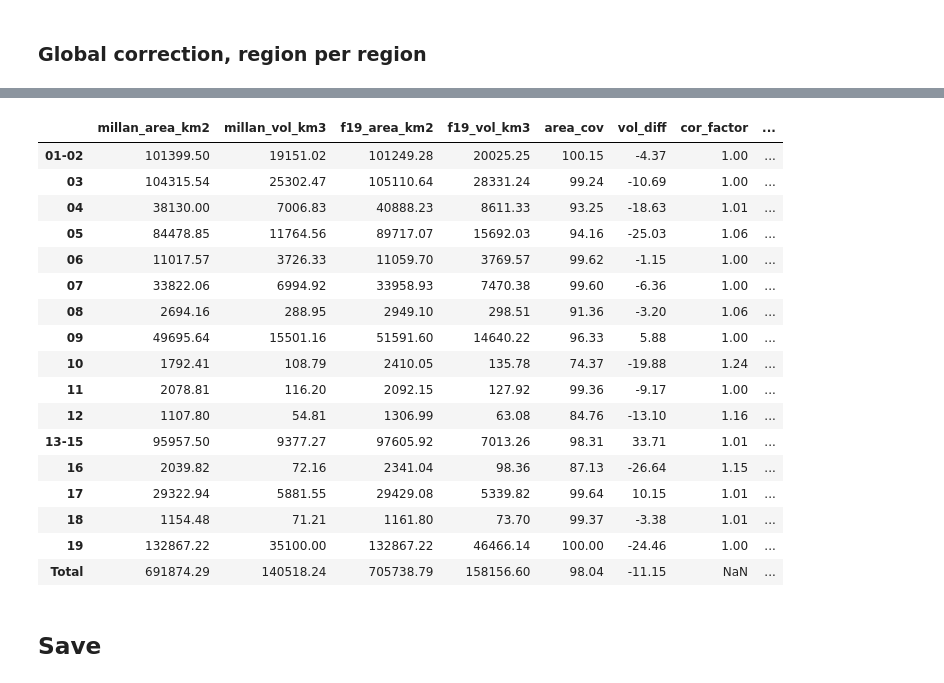
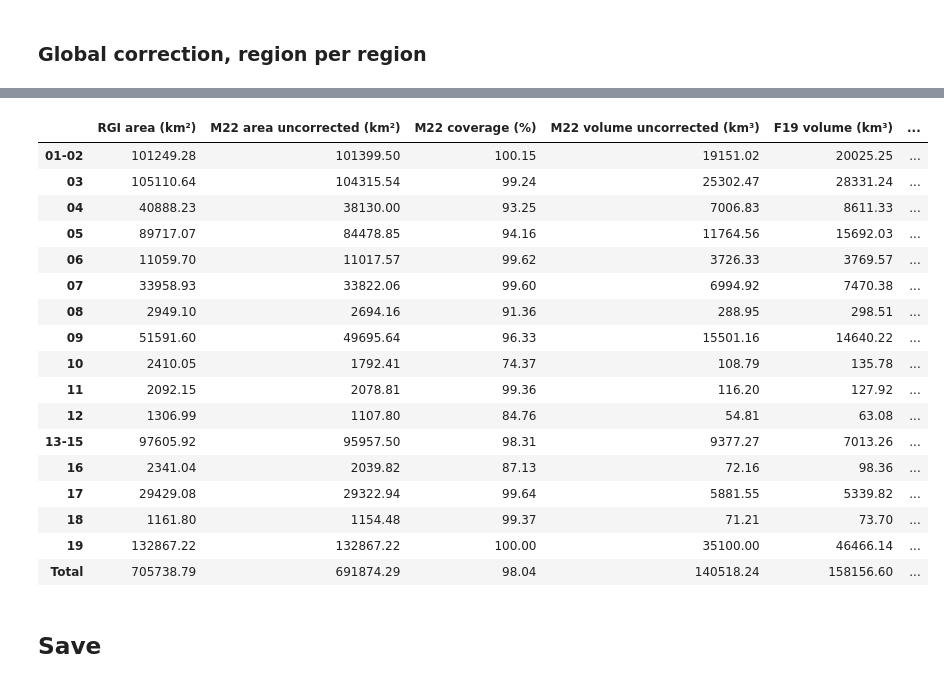
Before and after one commit to fmaussion/global_glacier_volume_paper, a Jupyter notebook: millan_regional_volume_scaling.ipynb, the cells around one changed output, grey strips where cells are left out. Cells and saved outputs as stored; diff of their text form; code cells hidden in the pictures.

Commit message:
Update correction

```diff
--- a/millan_regional_volume_scaling.ipynb
+++ b/millan_regional_volume_scaling.ipynb
@@ -604,6 +585,6 @@ Name: 19, dtype: float64
 # %%
 # Some low-key assumptions about RGI19
-odf.loc['19'] = {
+fodf.loc['19'] = {
     'millan_area_km2': f19_aa.Area,
     'millan_vol_km3': df_paper_aa.V*1e3,
     'f19_area_km2': f19_aa.Area,
@@ -614,5 +595,5 @@ odf.loc['19'] = {
     'millan_vol_km3_corrected': df_paper_aa.V*1e3,
     'vol_diff_corrected': (df_paper_aa.V*1e3 / f19_aa.f19_vol_km3 - 1) * 100,
 }
-odf
+fodf
 # %% [output]
@@ -636,28 +617,43 @@ odf
+# %%
+fodf.columns = ['M22 area uncorrected (km²)', 'M22 volume uncorrected (km³)', 'RGI area (km²)', 'F19 volume (km³)', 'M22 coverage (%)',
+                'M22-F19 volume difference uncorrected (%)', 'M22-F19 volume difference on subset (%)',
+                'Correction factor method 2', 'M22 volume corrected method 2 (km³)']
+# %%
+fodf['Correction factor method 1'] = fodf['RGI area (km²)'] / fodf['M22 area uncorrected (km²)']
+fodf['M22 volume corrected method 1 (km³)'] = fodf['Correction factor method 1'] * fodf['M22 volume uncorrected (km³)']
+# %%
+fodf = fodf[['RGI area (km²)', 'M22 area uncorrected (km²)', 'M22 coverage (%)',
+             'M22 volume uncorrected (km³)', 'F19 volume (km³)', 'M22-F19 volume difference uncorrected (%)',
+             'M22-F19 volume difference on subset (%)',
+             'Correction factor method 1', 'M22 volume corrected method 1 (km³)',
+             'Correction factor method 2', 'M22 volume corrected method 2 (km³)',
+            ]].copy()
 # %%
-odf.loc['Total'] = odf.sum()
-odf.loc['Total', 'area_cov'] = odf.loc['Total', 'millan_area_km2'] / odf.loc['Total', 'f19_area_km2'] * 100
-odf.loc['Total', 'vol_diff'] = (odf.loc['Total', 'millan_vol_km3'] / odf.loc['Total', 'f19_vol_km3'] - 1) * 100
-odf.loc['Total', 'cor_factor'] = None
-odf.loc['Total', 'vol_diff_corrected'] = (odf.loc['Total', 'millan_vol_km3_corrected'] / odf.loc['Total', 'f19_vol_km3'] - 1) * 100
-odf.round(2)
+fodf.loc['Total'] = fodf.sum()
+fodf.loc['Total', 'M22 coverage (%)'] = fodf.loc['Total', 'M22 area uncorrected (km²)'] / fodf.loc['Total', 'RGI area (km²)'] * 100
+fodf.loc['Total', 'M22-F19 volume difference uncorrected (%)'] = (fodf.loc['Total', 'M22 volume uncorrected (km³)'] / fodf.loc['Total', 'F19 volume (km³)'] - 1) * 100
+fodf.loc['Total', 'Correction factor method 1'] = None
+fodf.loc['Total', 'Correction factor method 2'] = None
+fodf.loc['Total', 'M22-F19 volume difference on subset (%)'] = (fodf.loc['Total', 'M22 volume corrected method 2 (km³)'] / fodf.loc['Total', 'F19 volume (km³)'] - 1) * 100
+fodf.round(2)
 # %% [output]
-|  | millan_area_km2 | millan_vol_km3 | f19_area_km2 | f19_vol_km3 | area_cov | vol_diff | cor_factor | ... |
-| 01-02 | 101399.50 | 19151.02 | 101249.28 | 20025.25 | 100.15 | -4.37 | 1.00 | ... |
-| 03 | 104315.54 | 25302.47 | 105110.64 | 28331.24 | 99.24 | -10.69 | 1.00 | ... |
-| 04 | 38130.00 | 7006.83 | 40888.23 | 8611.33 | 93.25 | -18.63 | 1.01 | ... |
-| 05 | 84478.85 | 11764.56 | 89717.07 | 15692.03 | 94.16 | -25.03 | 1.06 | ... |
-| 06 | 11017.57 | 3726.33 | 11059.70 | 3769.57 | 99.62 | -1.15 | 1.00 | ... |
-| 07 | 33822.06 | 6994.92 | 33958.93 | 7470.38 | 99.60 | -6.36 | 1.00 | ... |
-| 08 | 2694.16 | 288.95 | 2949.10 | 298.51 | 91.36 | -3.20 | 1.06 | ... |
-| 09 | 49695.64 | 15501.16 | 51591.60 | 14640.22 | 96.33 | 5.88 | 1.00 | ... |
-| 10 | 1792.41 | 108.79 | 2410.05 | 135.78 | 74.37 | -19.88 | 1.24 | ... |
-| 11 | 2078.81 | 116.20 | 2092.15 | 127.92 | 99.36 | -9.17 | 1.00 | ... |
-| 12 | 1107.80 | 54.81 | 1306.99 | 63.08 | 84.76 | -13.10 | 1.16 | ... |
-| 13-15 | 95957.50 | 9377.27 | 97605.92 | 7013.26 | 98.31 | 33.71 | 1.01 | ... |
-| 16 | 2039.82 | 72.16 | 2341.04 | 98.36 | 87.13 | -26.64 | 1.15 | ... |
-| 17 | 29322.94 | 5881.55 | 29429.08 | 5339.82 | 99.64 | 10.15 | 1.01 | ... |
-| 18 | 1154.48 | 71.21 | 1161.80 | 73.70 | 99.37 | -3.38 | 1.01 | ... |
-| 19 | 132867.22 | 35100.00 | 132867.22 | 46466.14 | 100.00 | -24.46 | 1.00 | ... |
-| Total | 691874.29 | 140518.24 | 705738.79 | 158156.60 | 98.04 | -11.15 | NaN | ... |
+|  | RGI area (km²) | M22 area uncorrected (km²) | M22 coverage (%) | M22 volume uncorrected (km³) | F19 volume (km³) | ... |
+| 01-02 | 101249.28 | 101399.50 | 100.15 | 19151.02 | 20025.25 | ... |
+| 03 | 105110.64 | 104315.54 | 99.24 | 25302.47 | 28331.24 | ... |
+| 04 | 40888.23 | 38130.00 | 93.25 | 7006.83 | 8611.33 | ... |
+| 05 | 89717.07 | 84478.85 | 94.16 | 11764.56 | 15692.03 | ... |
+| 06 | 11059.70 | 11017.57 | 99.62 | 3726.33 | 3769.57 | ... |
+| 07 | 33958.93 | 33822.06 | 99.60 | 6994.92 | 7470.38 | ... |
+| 08 | 2949.10 | 2694.16 | 91.36 | 288.95 | 298.51 | ... |
+| 09 | 51591.60 | 49695.64 | 96.33 | 15501.16 | 14640.22 | ... |
+| 10 | 2410.05 | 1792.41 | 74.37 | 108.79 | 135.78 | ... |
+| 11 | 2092.15 | 2078.81 | 99.36 | 116.20 | 127.92 | ... |
+| 12 | 1306.99 | 1107.80 | 84.76 | 54.81 | 63.08 | ... |
+| 13-15 | 97605.92 | 95957.50 | 98.31 | 9377.27 | 7013.26 | ... |
+| 16 | 2341.04 | 2039.82 | 87.13 | 72.16 | 98.36 | ... |
+| 17 | 29429.08 | 29322.94 | 99.64 | 5881.55 | 5339.82 | ... |
+| 18 | 1161.80 | 1154.48 | 99.37 | 71.21 | 73.70 | ... |
+| 19 | 132867.22 | 132867.22 | 100.00 | 35100.00 | 46466.14 | ... |
+| Total | 705738.79 | 691874.29 | 98.04 | 140518.24 | 158156.60 | ... |
 # %% [markdown]
 ## Save
```
Also changed, not shown: parts of 10 cells of this notebook, 1 other file.
